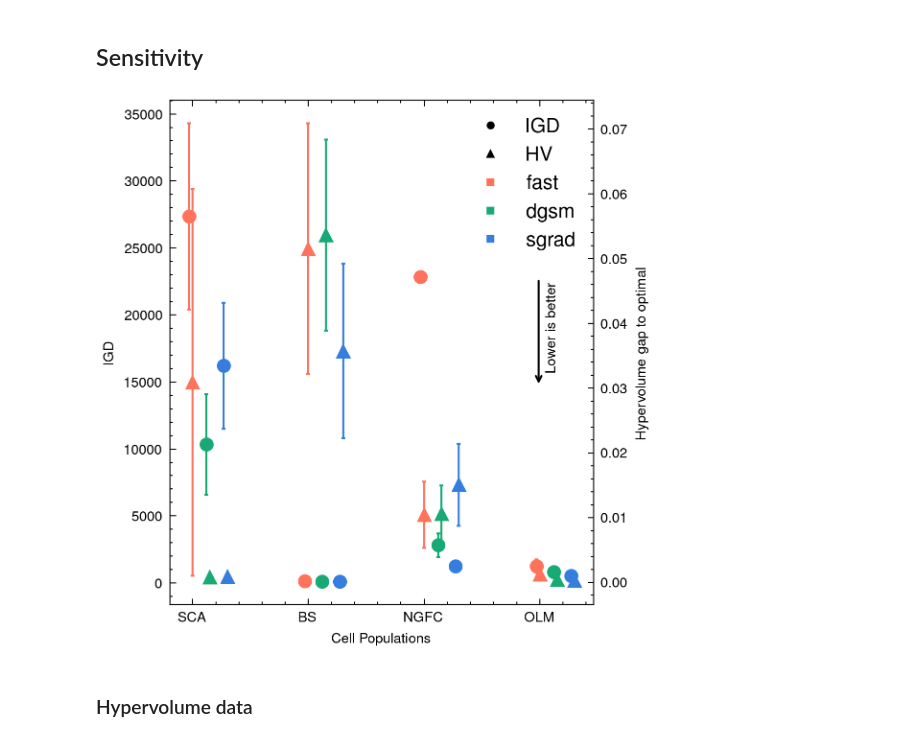
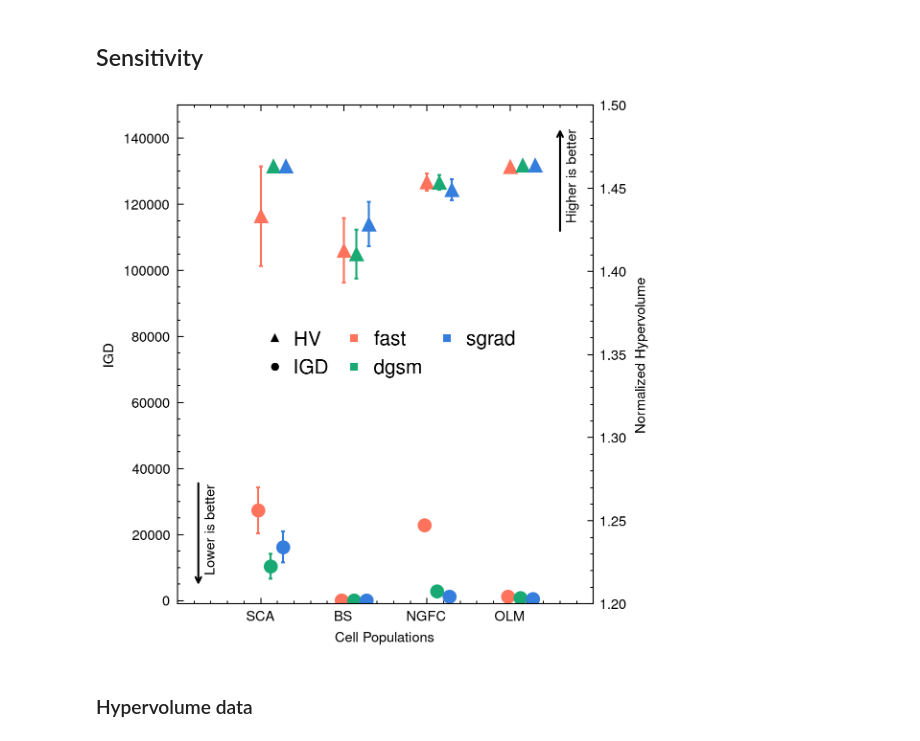
Before and after one commit to GazzolaLab/MultiObjectiveSurrogateOptimization, a Jupyter notebook: figure3.ipynb, the cells around one changed output. Drawn from its saved outputs; the diff is of its cells as text; code cells hidden in the pictures.

```diff
--- a/figure3.ipynb
+++ b/figure3.ipynb
@@ -528,14 +528,16 @@ for i, model in enumerate(ops):
 ax1.set_xlabel("Cell Populations")
 ax1.set_ylabel("IGD")
 ax1.tick_params(axis="y")
+ax1.set_ylim([-1e3, 1.5*1e5+1])
 
+ax1.set_xlim([-1, 4])
 
 ax2 = ax1.twinx()
 
 
 for i, model in enumerate(ops):
     x = np.arange(len(populations))  # + 0.15  # offset right
-    y = [1.1**4 - np.mean(sa_hvs_reduced[p][model]) for p in populations]
+    y = [np.mean(sa_hvs_reduced[p][model]) for p in populations]
     yerr = [stats.sem(sa_hvs_reduced[p][model]) for p in populations]
     ax2.errorbar(
         x + i * 0.15,
@@ -548,8 +550,9 @@ for i, model in enumerate(ops):
         label=f"{model} HV",
     )
 
-ax2.set_ylabel("Hypervolume gap to optimal")
+ax2.set_ylabel("Normalized Hypervolume")
 ax2.tick_params(axis="y")
+ax2.set_ylim([1.2, 1.5])
 
 
 plt.xticks(np.arange(len(populations)), populations)
@@ -564,40 +567,65 @@ method_lines = [
     for i, method in enumerate(ops)
 ]
 
 
 ax1.legend(
-    igd_lines + hv_lines + method_lines,
-    ["IGD", "HV", "fast", "dgsm", "sgrad"],
+    hv_lines + igd_lines + method_lines,
+    ["HV","IGD", "fast", "dgsm", "sgrad",  ],
     handler_map={tuple: HandlerTuple(ndivide=None)},
-    loc="best",
+    loc="center",
     fontsize=10,
+    ncols=3,
+    columnspacing=0.2,  # reduce spacing between columns
+    handletextpad=0.   # reduce spacing between marker and text
 )
 
-
-lx = 0.87
-ly = 0.65
+# lower
+lx = 0.05
+ly = 0.25
 ax1.annotate(
     "",
     xy=(lx, ly),
     xytext=(lx, ly - 0.22),
     xycoords="axes fraction",
     arrowprops=dict(arrowstyle="<-", color="black"),
     annotation_clip=False,
 )
 ax1.text(
     lx + 0.03,
     ly - 0.1,
     "Lower is better",
     rotation=90,
     va="center",
     ha="center",
     transform=ax1.transAxes,
 )
 
 
+# upper
+lx = 0.92
+ly = 0.96
+ax1.annotate(
+    "",
+    xy=(lx, ly),
+    xytext=(lx, ly - 0.22),
+    xycoords="axes fraction",
+    arrowprops=dict(arrowstyle="->", color="black"),
+    annotation_clip=False,
+)
+ax1.text(
+    lx + 0.03,
+    ly - 0.1,
+    "Higher is better",
+    rotation=90,
+    va="center",
+    ha="center",
+    transform=ax1.transAxes,
+)
+
+
 plt.tight_layout()
 # %% [output]
-[figure, old version]
+[figure, new version]
 # %%
 stash("figure3-sensitivity-analysis", fig)
 # %% [markdown]
```
Also changed, not shown: parts of 2 cells of this notebook.
